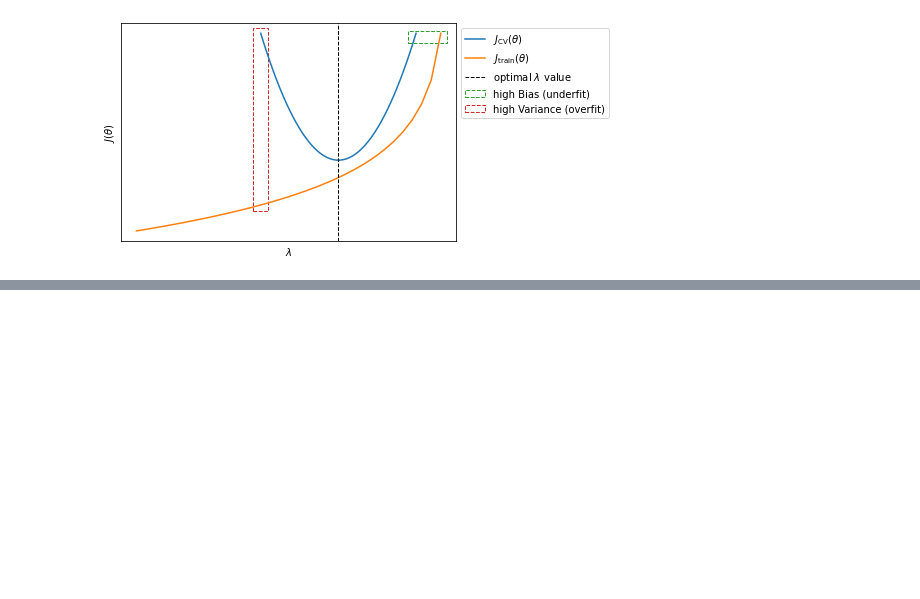
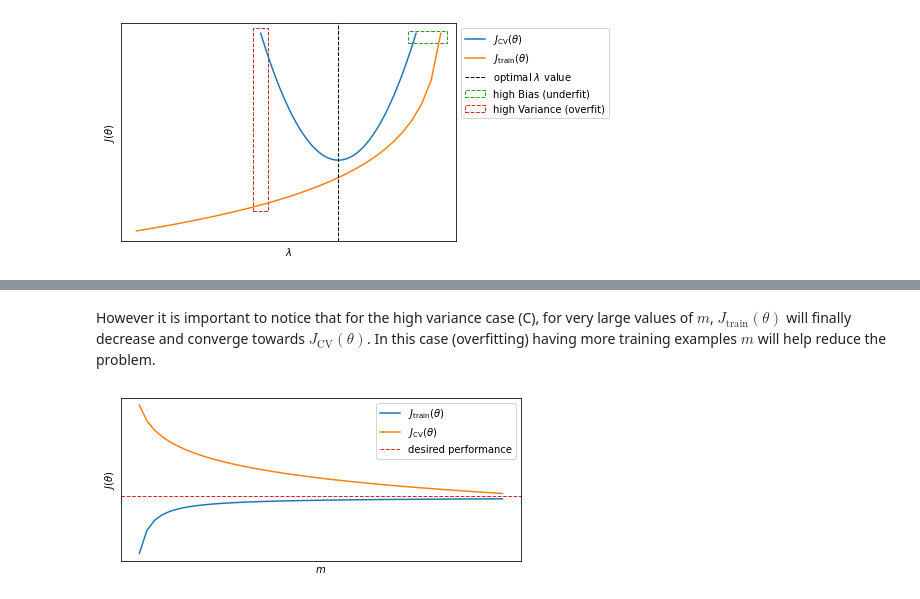
Before and after one commit to marnec/ML, a Jupyter notebook: ML-17-Diagnostic.ipynb, the cells around one changed output, grey strips where cells are left out. Cells and saved outputs as stored; diff of their text form; code cells hidden in the pictures; blank space fills up the shorter version.

```diff
--- a/ML-17-Diagnostic.ipynb
+++ b/ML-17-Diagnostic.ipynb
@@ -309,0 +350,18 @@ _ = ax.legend(loc='upper left', bbox_to_anchor=(1, 1))
+# %% [markdown]
+However it is important to notice that for the high variance case (C), for very large values of $m$, $J_\text{train}(\theta)$ will finally decrease and converge towards $J_\text{CV}(\theta)$. In this case (overfitting) having more training examples $m$ will help reduce the problem.
+# %%
+fig, ax = plt.subplots(figsize=(12, 3))
+ax.set_aspect(3)
+m = np.arange(1, 50)
+jt = (np.pi)*np.arctan(m)
+jc = -np.log(m)
+ax.plot(m, jt-9, label='$J_\mathrm{train}(\\theta)$')
+ax.plot(m, jc, label='$J_\mathrm{CV}(\\theta)$')
+ax.axhline(-4, c='C3', ls='--', lw=1, label='desired performance')
+ax.set_xticks([])
+ax.set_yticks([])
+ax.set_xlabel('$m$')
+ax.set_ylabel('$J(\\theta)$')
+ax.legend();
+# %% [output]
+[figure, added]
```
Also changed, not shown: parts of 9 cells of this notebook, 9 other files.
